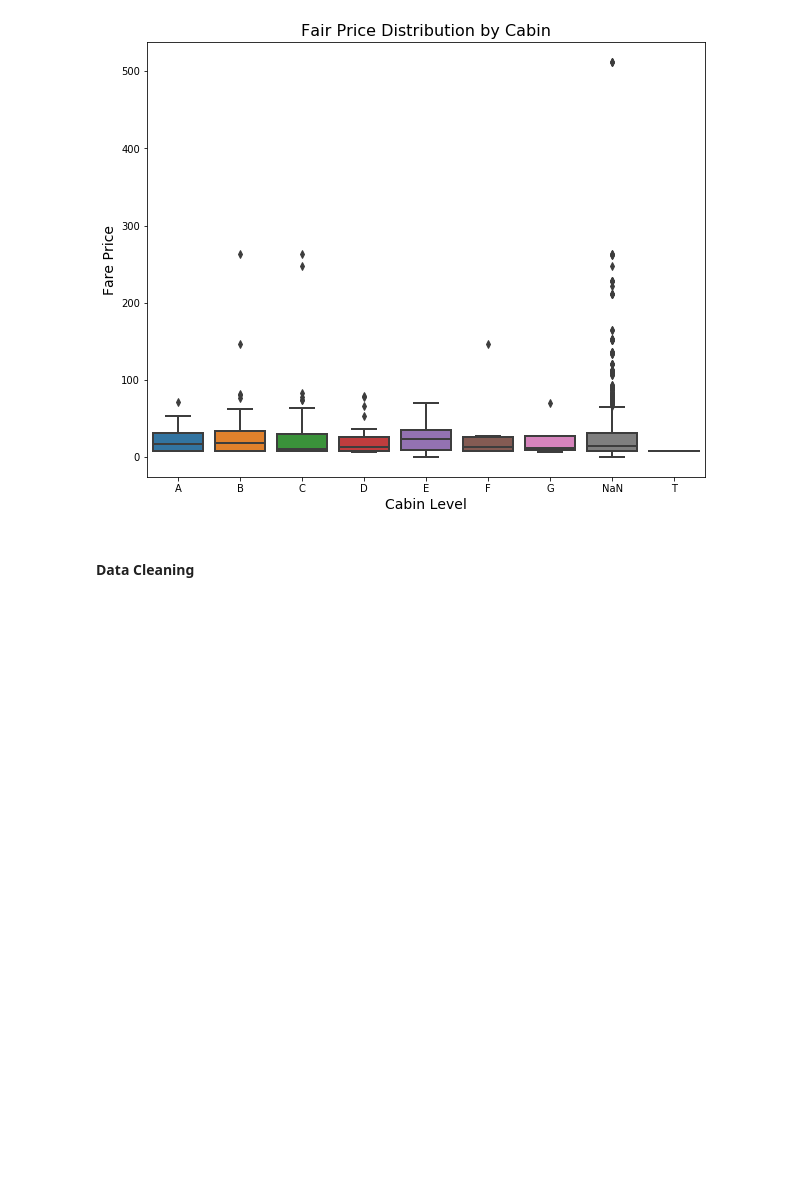
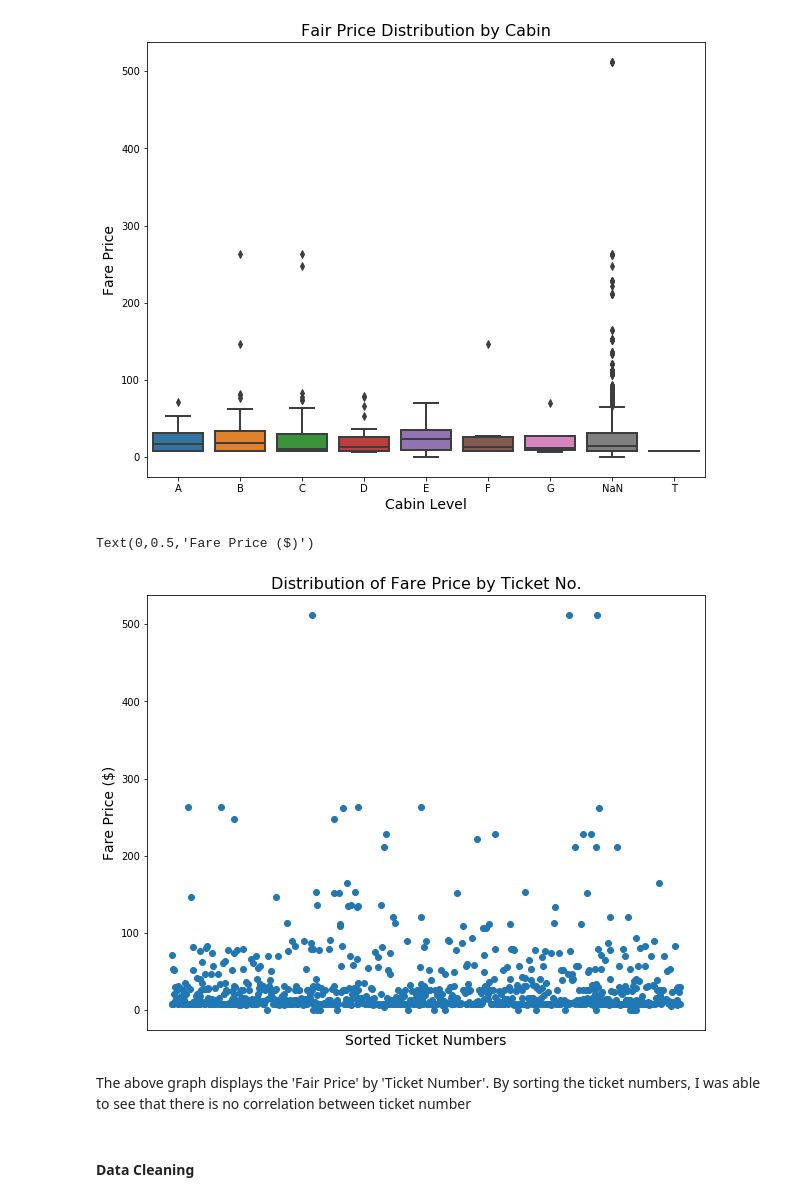
Before and after one commit to asfabiano/byu_econ_applied_machine_learning, a Jupyter notebook: homeworks/HW4/Homework_4.ipynb, the cells around one changed output. Saved outputs shown, nothing was run; the diff lists cells and outputs as text; code cells hidden in the pictures; blank space fills up the shorter version.

```diff
--- a/homeworks/HW4/Homework_4.ipynb
+++ b/homeworks/HW4/Homework_4.ipynb
@@ -122,6 +123,17 @@ plt.title("Fair Price Distribution by Cabin", fontsize=16)
 # %% [output]
 Text(0.5,1,'Fair Price Distribution by Cabin')
 [figure]
+# %%
+plt.scatter(sorted(traindf.Ticket),traindf.Fare)
+plt.xticks([])
+plt.title("Distribution of Fare Price by Ticket No.", fontsize=16)
+plt.xlabel("Sorted Ticket Numbers", fontsize=14)
+plt.ylabel("Fare Price ($)", fontsize=14)
+# %% [output]
+Text(0,0.5,'Fare Price ($)')
+[figure, added]
+# %% [markdown]
+The above graph displays the 'Fair Price' by 'Ticket Number'. By sorting the ticket numbers, I was able to see that there is no correlation between ticket number
 # %% [markdown]
 #### Data Cleaning
 # %% [markdown]
```
Also changed, not shown: parts of 30 cells of this notebook.
